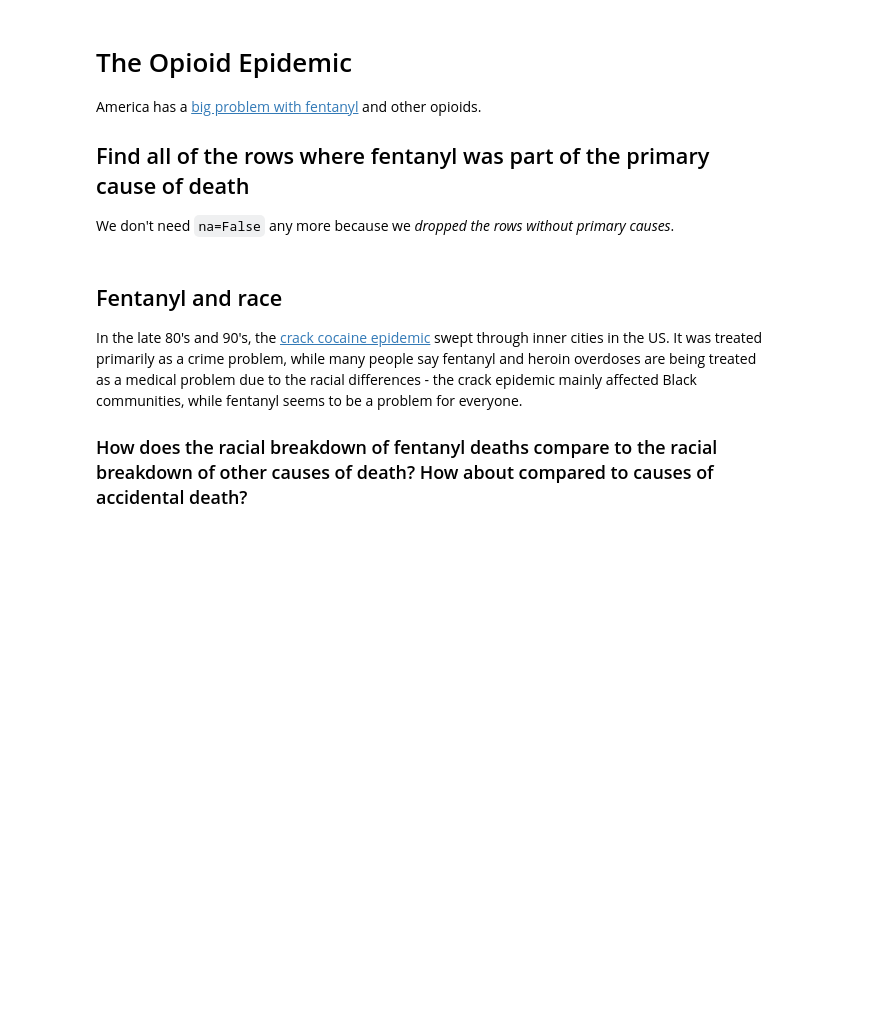
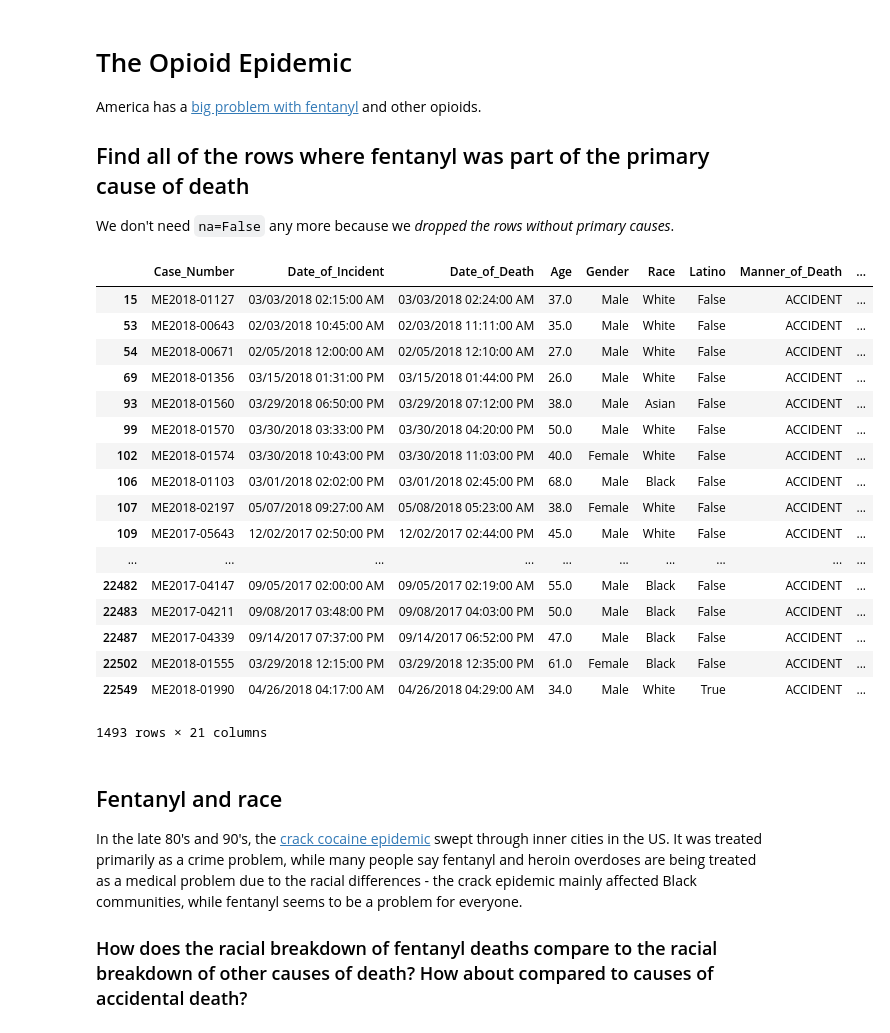
Before and after one commit to elenamlutz/foundations_homework, a Jupyter notebook: 07-homework/medical-examiner/Medical Examiner.ipynb, the cells around one changed output. Drawn from its saved outputs; the diff is of its cells as text; code cells hidden in the pictures; blank space fills up the shorter version.

```diff
--- a/07-homework/medical-examiner/Medical Examiner.ipynb
+++ b/07-homework/medical-examiner/Medical Examiner.ipynb
@@ -149,5 +477,7 @@ Cardiovascular disease (heart disease) is the number one or number two killer in
 - *Tip: you can use `.replace` or `.str.replace`, but they each involve different things! I suggest `.replace`, it looks a little cleaner in this situation*
 - *Tip: for `.replace`, you need to give it more options than usual*
 - *Tip: for `.str.replace`, it won't automatically save back into the column, you need to do that yourself*
+# %%
+df['Primary_Cause'] = df.Primary_Cause.str.replace('.*CARDIOVASCULAR D.*', 'CARDIOVASCULAR DISEASE')
 # %% [markdown]
 ### Check the top 5 primary causes. Cardiovascular disease should be first with about 28.4%
@@ -161,6 +500,27 @@ America has a [big problem with fentanyl](https://www.theatlantic.com/health/arc
 ## Find all of the rows where fentanyl was part of the primary cause of death
 
 We don't need `na=False` any more because we *dropped the rows without primary causes*.
+# %%
+df[(df.Primary_Cause.str.contains("FENTANYL"))]
+# %% [output]
+|  | Case_Number | Date_of_Incident | Date_of_Death | Age | Gender | Race | Latino | Manner_of_Death | ... |
+| 15 | ME2018-01127 | 03/03/2018 02:15:00 AM | 03/03/2018 02:24:00 AM | 37.0 | Male | White | False | ACCIDENT | ... |
+| 53 | ME2018-00643 | 02/03/2018 10:45:00 AM | 02/03/2018 11:11:00 AM | 35.0 | Male | White | False | ACCIDENT | ... |
+| 54 | ME2018-00671 | 02/05/2018 12:00:00 AM | 02/05/2018 12:10:00 AM | 27.0 | Male | White | False | ACCIDENT | ... |
+| 69 | ME2018-01356 | 03/15/2018 01:31:00 PM | 03/15/2018 01:44:00 PM | 26.0 | Male | White | False | ACCIDENT | ... |
+| 93 | ME2018-01560 | 03/29/2018 06:50:00 PM | 03/29/2018 07:12:00 PM | 38.0 | Male | Asian | False | ACCIDENT | ... |
+| 99 | ME2018-01570 | 03/30/2018 03:33:00 PM | 03/30/2018 04:20:00 PM | 50.0 | Male | White | False | ACCIDENT | ... |
+| 102 | ME2018-01574 | 03/30/2018 10:43:00 PM | 03/30/2018 11:03:00 PM | 40.0 | Female | White | False | ACCIDENT | ... |
+| 106 | ME2018-01103 | 03/01/2018 02:02:00 PM | 03/01/2018 02:45:00 PM | 68.0 | Male | Black | False | ACCIDENT | ... |
+| 107 | ME2018-02197 | 05/07/2018 09:27:00 AM | 05/08/2018 05:23:00 AM | 38.0 | Female | White | False | ACCIDENT | ... |
+| 109 | ME2017-05643 | 12/02/2017 02:50:00 PM | 12/02/2017 02:44:00 PM | 45.0 | Male | White | False | ACCIDENT | ... |
+| ... | ... | ... | ... | ... | ... | ... | ... | ... | ... |
+| 22482 | ME2017-04147 | 09/05/2017 02:00:00 AM | 09/05/2017 02:19:00 AM | 55.0 | Male | Black | False | ACCIDENT | ... |
+| 22483 | ME2017-04211 | 09/08/2017 03:48:00 PM | 09/08/2017 04:03:00 PM | 50.0 | Male | Black | False | ACCIDENT | ... |
+| 22487 | ME2017-04339 | 09/14/2017 07:37:00 PM | 09/14/2017 06:52:00 PM | 47.0 | Male | Black | False | ACCIDENT | ... |
+| 22502 | ME2018-01555 | 03/29/2018 12:15:00 PM | 03/29/2018 12:35:00 PM | 61.0 | Female | Black | False | ACCIDENT | ... |
+| 22549 | ME2018-01990 | 04/26/2018 04:17:00 AM | 04/26/2018 04:29:00 AM | 34.0 | Male | White | True | ACCIDENT | ... |
+1493 rows × 21 columns
 # %% [markdown]
 ## Fentanyl and race
 
```
Also changed, not shown: parts of 34 cells of this notebook.
